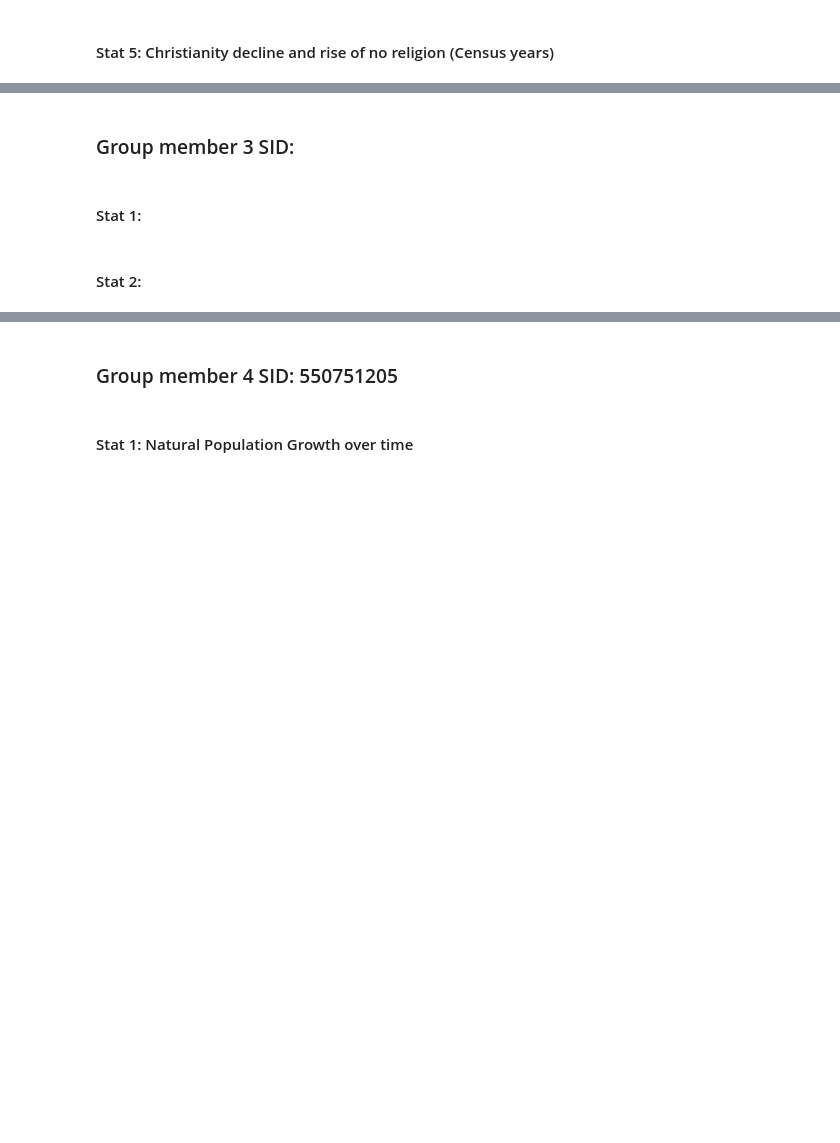
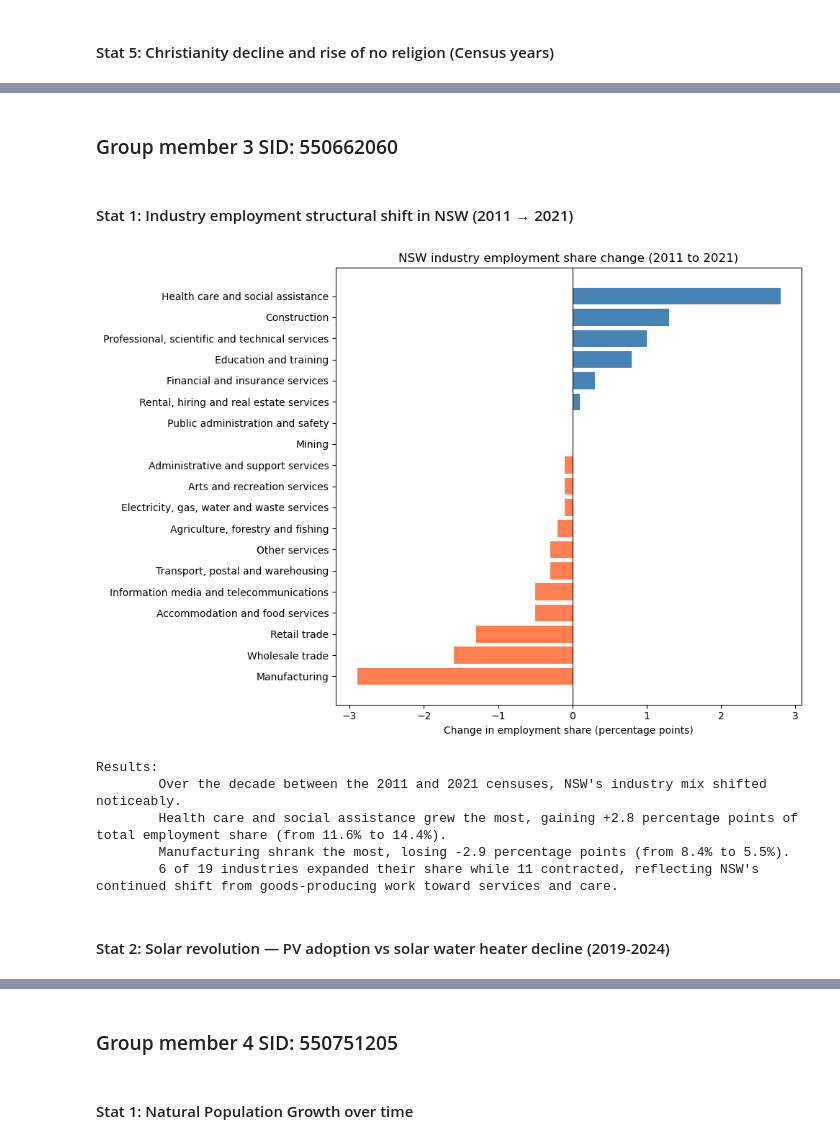
Before and after one commit to Rven66/DATA2001-Assignment_1, a Jupyter notebook: DATA2001-Assignment_1.ipynb, the cells around one changed output, grey strips where cells are left out. Cells and saved outputs as stored; diff of their text form; code cells hidden in the pictures; blank space fills up the shorter version.

Commit message:
Work Recovered and Sean's task 1 stat work added

```diff
--- a/DATA2001-Assignment_1.ipynb
+++ b/DATA2001-Assignment_1.ipynb
@@ -323,6 +325,15 @@ Results:
         Between 2016 and 2019 artificial surfaces increased by 22.4%, whereas natural woody vegetation changed by -21.7%.
 # %% [markdown]
 #### Stat 4: Gender Population across ages groups in 2022
+# %%
+male_codes = [f'ERP_M_{i}' for i in range(2, 20)]
+female_codes = [f'ERP_F_{i}' for i in range(2, 20)]
+
+males = region_long_clean[region_long_clean['Measure Code'].isin(male_codes)].copy()
+females = region_long_clean[region_long_clean['Measure Code'].isin(female_codes)].copy()
+
+males['age_group'] = males['Description'].str.replace('Males - ', '', n=1).str.replace(' (no.)', '', n=1)
+females['age_group'] = females['Description'].str.replace('Females - ', '', n=1).str.replace(' (no.)', '', n=1)
 # %%
 # Gender Population across ages groups
 year = 2022
@@ -485,6 +540,56 @@ plt.show()
 # %% [markdown]
-### Group member 3 SID:
+### Group member 3 SID: 550662060
 # %% [markdown]
-#### Stat 1:
+#### Stat 1: Industry employment structural shift in NSW (2011 → 2021)
+# %%
+# Stat 1: Industry employment structural shift (2011 -> 2021)
+
+industry = region_long_clean[
+    region_long_clean['Parent Description'].str.contains('Industry of employment', regex=False)
+].copy()
+
+# Keep the percentage measures only and drop the 'inadequately described' bucket
+industry_pct = industry[
+    industry['Description'].str.contains('%') &
+    ~industry['Description'].str.contains('inadequately')
+].copy()
+
+# Pivot so each row is one industry and each column is a census year
+pivot_ind = industry_pct.pivot_table(index='Description', columns='Year', values='Value')
+pivot_ind['Change (pp)'] = pivot_ind[2021] - pivot_ind[2011]
+pivot_ind = pivot_ind.sort_values('Change (pp)')
+pivot_ind.index = pivot_ind.index.str.replace(r' \(%\)$', '', regex=True)  # tidy labels
+
+fig, ax = plt.subplots(figsize=(10, 7))
+colors = ['coral' if x < 0 else 'steelblue' for x in pivot_ind['Change (pp)']]
+ax.barh(pivot_ind.index, pivot_ind['Change (pp)'], color=colors)
+ax.axvline(0, color='black', linewidth=0.8)
+ax.set_title('NSW industry employment share change (2011 to 2021)')
+ax.set_xlabel('Change in employment share (percentage points)')
+plt.tight_layout()
+plt.show()
+
+biggest_grow     = pivot_ind['Change (pp)'].idxmax()
+biggest_grow_v   = pivot_ind['Change (pp)'].max()
+biggest_shrink   = pivot_ind['Change (pp)'].idxmin()
+biggest_shrink_v = pivot_ind['Change (pp)'].min()
+n_growing   = (pivot_ind['Change (pp)'] > 0).sum()
+n_shrinking = (pivot_ind['Change (pp)'] < 0).sum()
+
+print("Results:")
+print(f"\tOver the decade between the 2011 and 2021 censuses, NSW's industry mix shifted noticeably.")
+print(f"\t{biggest_grow} grew the most, gaining +{biggest_grow_v:.1f} percentage points of total "
+      f"employment share (from {pivot_ind.loc[biggest_grow, 2011]:.1f}% to {pivot_ind.loc[biggest_grow, 2021]:.1f}%).")
+print(f"\t{biggest_shrink} shrank the most, losing {biggest_shrink_v:.1f} percentage points "
+      f"(from {pivot_ind.loc[biggest_shrink, 2011]:.1f}% to {pivot_ind.loc[biggest_shrink, 2021]:.1f}%).")
+print(f"\t{n_growing} of {len(pivot_ind)} industries expanded their share while {n_shrinking} contracted, "
+      f"reflecting NSW's continued shift from goods-producing work toward services and care.\n")
+# %% [output]
+[figure, added]
+Results:
+        Over the decade between the 2011 and 2021 censuses, NSW's industry mix shifted noticeably.
+        Health care and social assistance grew the most, gaining +2.8 percentage points of total employment share (from 11.6% to 14.4%).
+        Manufacturing shrank the most, losing -2.9 percentage points (from 8.4% to 5.5%).
+        6 of 19 industries expanded their share while 11 contracted, reflecting NSW's continued shift from goods-producing work toward services and care.
 # %% [markdown]
-#### Stat 2:
+#### Stat 2: Solar revolution — PV adoption vs solar water heater decline (2019-2024)
```
Also changed, not shown: parts of 69 cells of this notebook.
